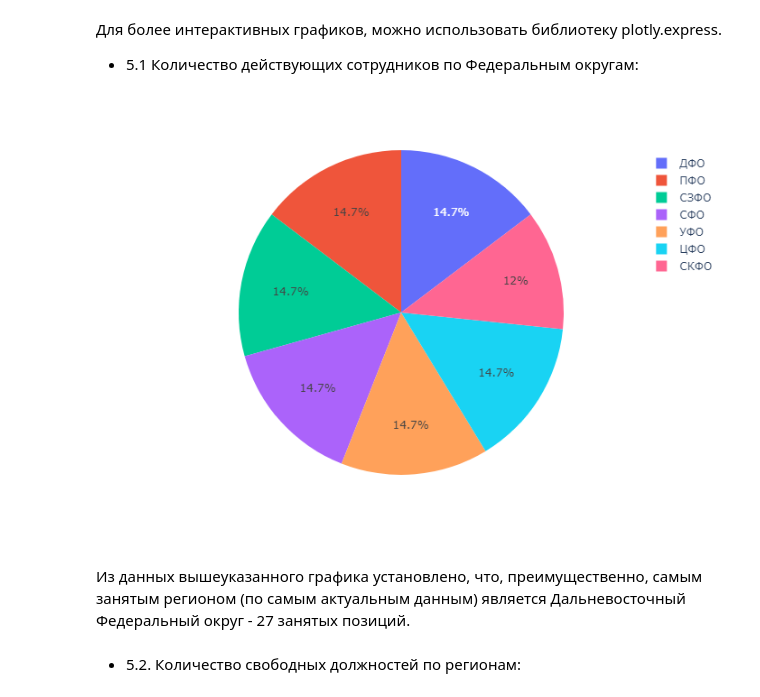
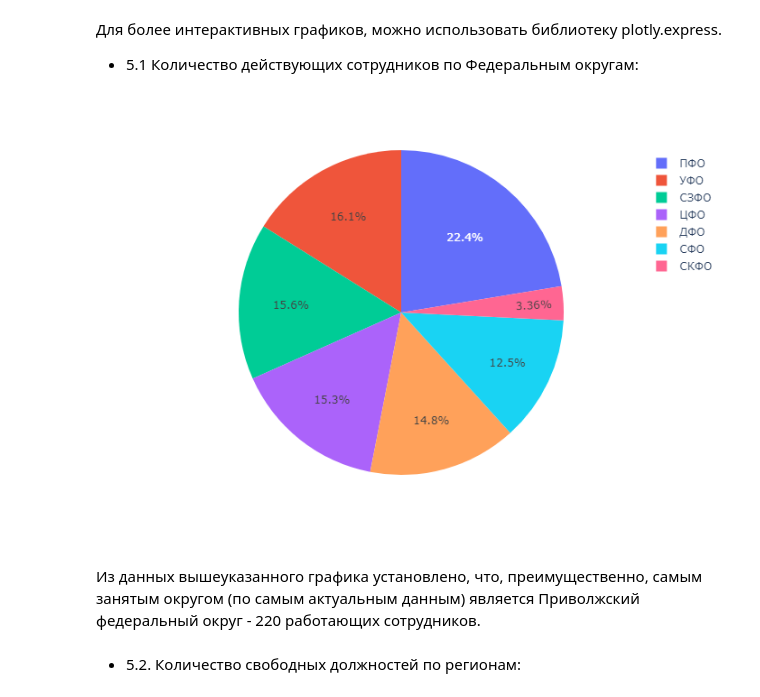
Before and after one commit to Mistress0000FF/test-3-HR_analisys, a Jupyter notebook: sulkovskaya_test-3 02.02.2024.ipynb, the cells around one changed output. Cells and saved outputs as stored; diff of their text form; code cells hidden in the pictures.

Commit message:
correction of errors in paragraphs 1.1, 1.2, 5.1

```diff
--- a/sulkovskaya_test-3 02.02.2024.ipynb
+++ b/sulkovskaya_test-3 02.02.2024.ipynb
@@ -91,0 +114,12 @@ dtype: object
+# %%
+employees['Период'] = employees['Период'].astype(str)
+# %%
+#Используем функцию для конвертации серийной даты в DateTime
+
+def excel_date(x):
+    res = pd.to_datetime(x, errors='coerce')
+    temp = res.isna()
+    res.loc[temp] = pd.to_timedelta(x[temp].astype('float'), unit='d') + dt.datetime(1899, 12, 30)
+    return res
+# %%
+employees['Период'] = excel_date(employees['Период'])
@@ -346,16 +366,17 @@ employees_group2.head(10)
 # %%
 workers = employees_complete.query('Период == "2023-05-01" & Вакансия == False')\
     .groupby('Федеральный округ',as_index=False)\
-    .agg({'Должность':'nunique'})\
-    .sort_values('Должность',ascending=False).head(10)
+    .agg({'Табельный номер':'nunique'})\
+    .rename(columns={'Табельный номер':'Количество сотрудников'})\
+    .sort_values('Количество сотрудников',ascending=False).head(10)
 # %%
 df = px.data.tips()
-fig = px.pie(workers, values='Должность', names='Федеральный округ')
+fig = px.pie(workers, values='Количество сотрудников', names='Федеральный округ')
 fig.show()
 # %% [output]
-[figure, old version]
+[figure, new version]
 # %% [markdown]
-Из данных вышеуказанного графика установлено, что, преимущественно, самым занятым регионом (по самым актуальным данным) является Дальневосточный Федеральный округ - 27 занятых позиций.
+Из данных вышеуказанного графика установлено, что, преимущественно, самым занятым округом (по самым актуальным данным) является Приволжский федеральный округ - 220 работающих сотрудников.
 # %% [markdown]
 - 5.2. Количество свободных должностей по регионам:
 # %%
```
Also changed, not shown: parts of 22 cells of this notebook.
